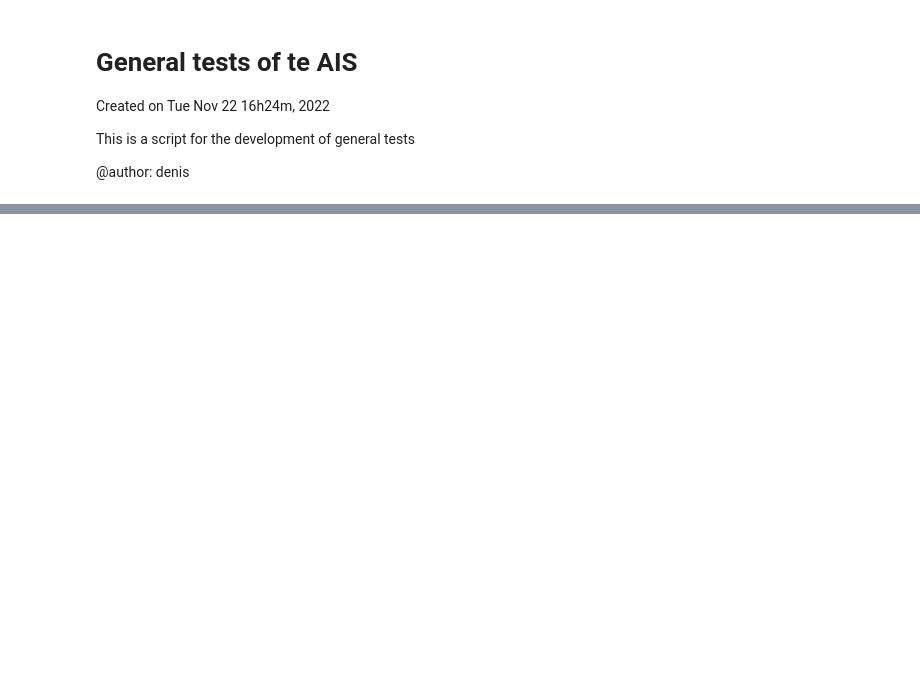
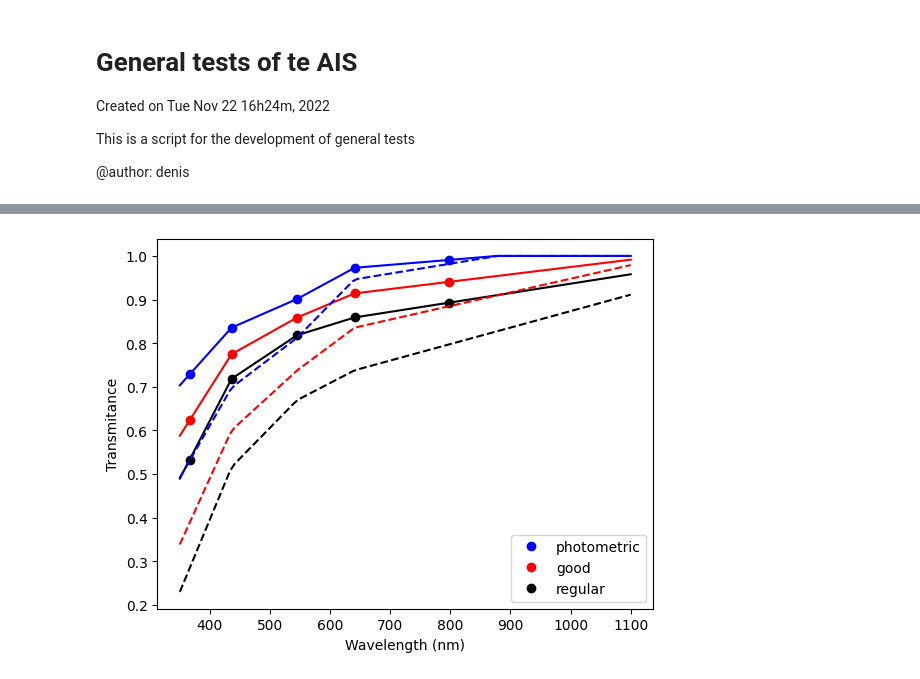
Before and after one commit to DBernardes/AIS, a Jupyter notebook: notebook/spectral_responses.ipynb, the cells around one changed output, grey strips where cells are left out. Cells and saved outputs as stored; diff of their text form; code cells hidden in the pictures; blank space fills up the shorter version.

```diff
--- a/notebook/spectral_responses.ipynb
+++ b/notebook/spectral_responses.ipynb
@@ -190,36 +194,41 @@ FileNotFoundError: [Errno 2] No such file or directory: 'AIS\\Noise\\spreadsheet
 # %%
 # PLOT ATM SPECTRAL RESPONSE
 
 
 import matplotlib.pyplot as plt
 import numpy as np
 import pandas as pd
 
 from AIS.Spectral_Response import Atmosphere
 
 obj_wavelength = np.linspace(350, 1100, 100)
-ss = pd.read_csv("AIS/Spectral_Response/willton.csv")
+ss = pd.read_csv("../AIS/Spectral_Response/atmosphere/willton.csv")
 wv = ss["Wavelength (nm)"]
 
 photometric = 10 ** (-0.4 * ss["photometric"])
 good = 10 ** (-0.4 * ss["good"])
 regular = 10 ** (-0.4 * ss["regular"])
 plt.plot(wv, photometric, "bo", label="photometric")
 plt.plot(wv, good, "ro", label="good")
 plt.plot(wv, regular, "ko", label="regular")
 
-atmosphere = Atmosphere()
-spectral_response = atmosphere.get_spectral_response(obj_wavelength, 1)
-plt.plot(obj_wavelength, spectral_response, "b")
-spectral_response = atmosphere.get_spectral_response(obj_wavelength, 1, "good")
-plt.plot(obj_wavelength, spectral_response, "r")
-spectral_response = atmosphere.get_spectral_response(obj_wavelength, 1, "regular")
-plt.plot(obj_wavelength, spectral_response, "k")
+for i in range(2):
+    line = ["-", "--"][i]
+    atmosphere = Atmosphere()
+    spectral_response = atmosphere.get_spectral_response(obj_wavelength, 1 + i)
+    plt.plot(obj_wavelength, spectral_response, line + "b")
+    spectral_response = atmosphere.get_spectral_response(obj_wavelength, 1 + i, "good")
+    plt.plot(obj_wavelength, spectral_response, line + "r")
+    spectral_response = atmosphere.get_spectral_response(
+        obj_wavelength, 1 + i, "regular"
+    )
+    plt.plot(obj_wavelength, spectral_response, line + "k")
 plt.xlabel("Wavelength (nm)")
 plt.ylabel("Transmitance")
-# plt.title("Atmosphere Spectral Response")
 plt.legend()
-plt.savefig("notebook/figures/atmosphere_spec_response.png", dpi=300)
+plt.savefig("figures/atmosphere_spec_response.png", dpi=300)
+# %% [output]
+[figure, added]
 # %%
 # PLOT SPECTRAL RESPONSE TELESCOPE
 
```
Also changed, not shown: parts of 10 cells of this notebook, 9 other files.
